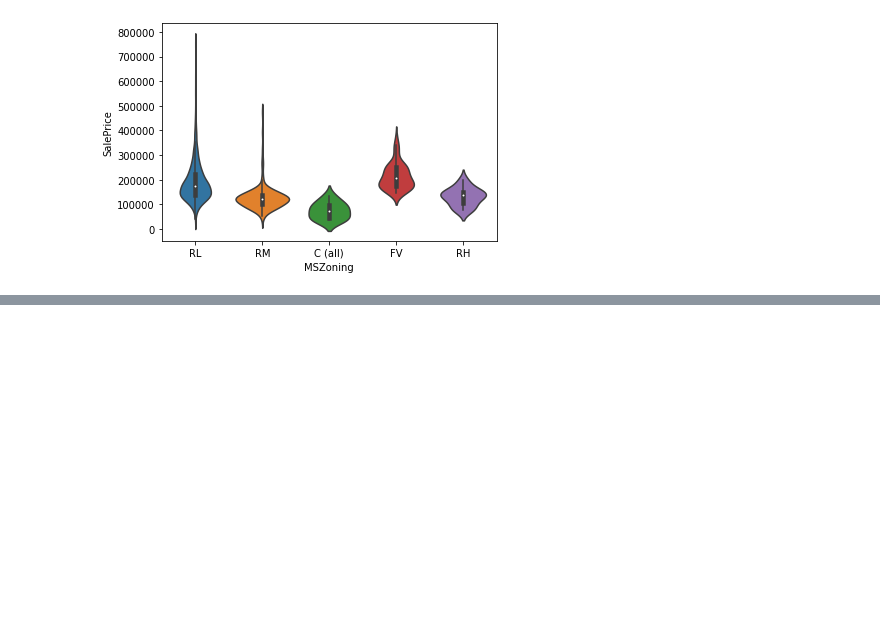
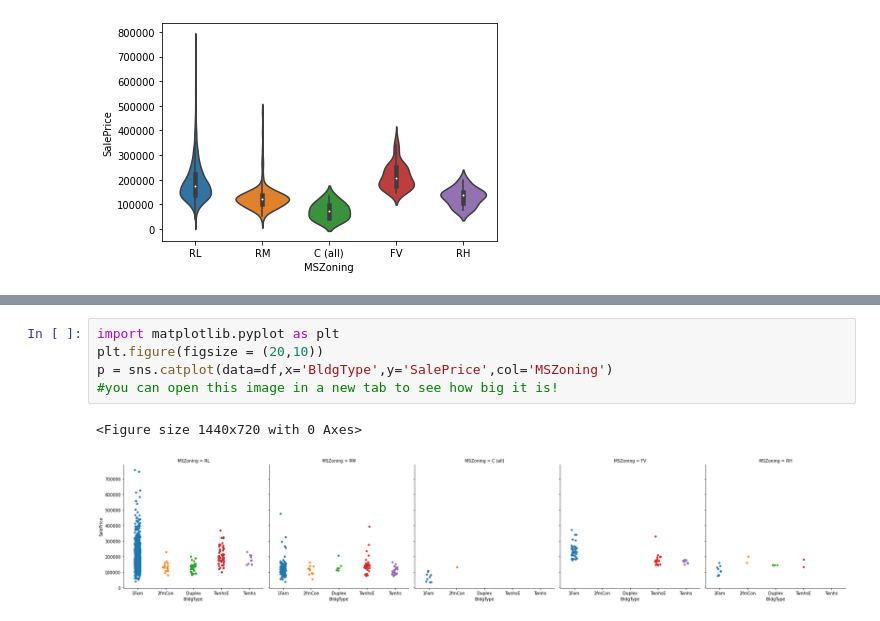
Before and after one commit to vicperotti/BANA780, a Jupyter notebook: Seaborn_EDA_of_Housing_Regression_Data.ipynb, the cells around one changed output, grey strips where cells are left out. Drawn from its saved outputs; the diff is of its cells as text; blank space fills up the shorter version.

```diff
--- a/Seaborn_EDA_of_Housing_Regression_Data.ipynb
+++ b/Seaborn_EDA_of_Housing_Regression_Data.ipynb
@@ -83,0 +109,8 @@ sns.catplot(data=df,x='BldgType',y='SalePrice',col='MSZoning')
+# %%
+import matplotlib.pyplot as plt
+plt.figure(figsize = (20,10))
+p = sns.catplot(data=df,x='BldgType',y='SalePrice',col='MSZoning')
+#you can open this image in a new tab to see how big it is!
+# %% [output]
+<Figure size 1440x720 with 0 Axes>
+[figure, added]
```
Also changed, not shown: parts of 12 cells of this notebook.
